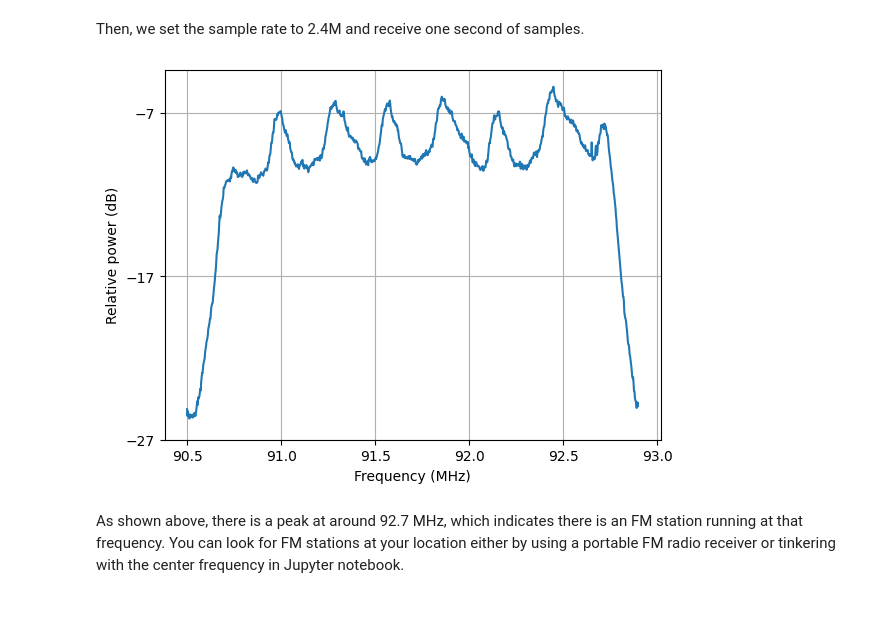
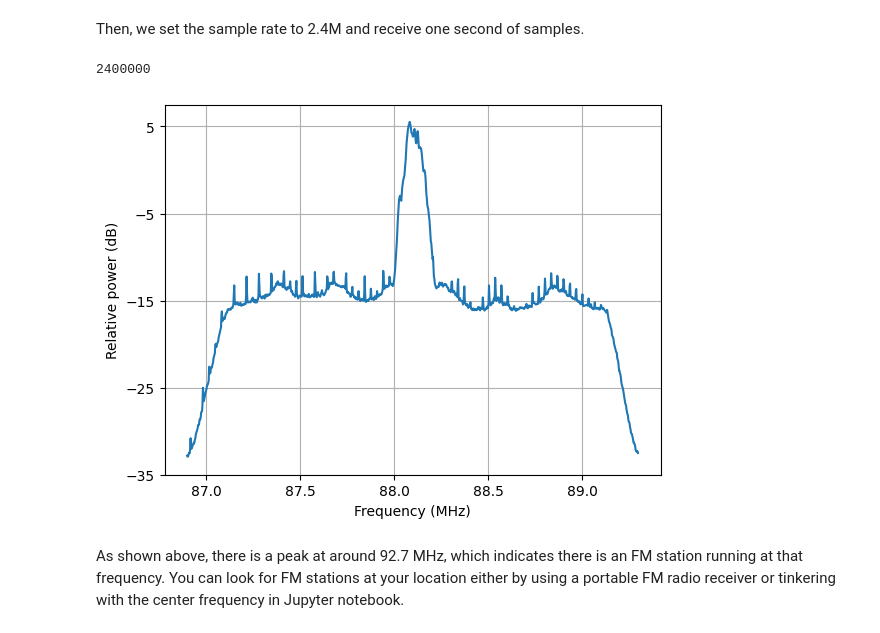
Before and after one commit to UN-GCPDS/ANE-acquisition, a Jupyter notebook: CODIGO EN PYTHON/RTL-SDR-Scanner-Python/FM Demodulator/Notebooks/02-Receiving_FM_Signals_with_RTL-SDR.ipynb, the cells around one changed output. Cells and saved outputs as stored; diff of their text form; code cells hidden in the pictures.

```diff
--- a/CODIGO EN PYTHON/RTL-SDR-Scanner-Python/FM Demodulator/Notebooks/02-Receiving_FM_Signals_with_RTL-SDR.ipynb
+++ b/CODIGO EN PYTHON/RTL-SDR-Scanner-Python/FM Demodulator/Notebooks/02-Receiving_FM_Signals_with_RTL-SDR.ipynb
@@ -21,27 +21,28 @@ LibUSBError: <LIBUSB_ERROR_ACCESS (-3): Access denied (insufficient permissions)
 Then, we set the sample rate to 2.4M and receive one second of samples.
 # %%
 # 1) set down some important global variables
-fc = 91_700_000    # center frequency
+fc = 88_100_000    # center frequency
 fs = 2_400_000    # sample rate
 ns = 2400000  # number of samples
 
 # 2) configure the relevant properties of rtlsdr.
 
 sdr.sample_rate = fs  # Hz
 sdr.center_freq = fc  # Hz
 sdr.gain = 'auto'
 
 # 3) receive to buffer
 samples = sdr.read_samples(fs)
-
+print(len(samples))
 # 4) analyze the frequency band
 plt.psd(samples, NFFT=1024, Fs=fs/1e6, Fc=fc/1e6)
 plt.xlabel('Frequency (MHz)')
 plt.ylabel('Relative power (dB)')
 
 plt.show()
 # %% [output]
+2400000
-[figure, old version]
+[figure, new version]
 # %% [markdown]
 As shown above, there is a peak at around 92.7 MHz, which indicates there is an FM station running at that frequency. You can look for FM stations at your location either by using a portable FM radio receiver or tinkering with the center frequency in Jupyter notebook.
 # %% [markdown]
```
Also changed, not shown: parts of 2 cells of this notebook, 11 other files.
